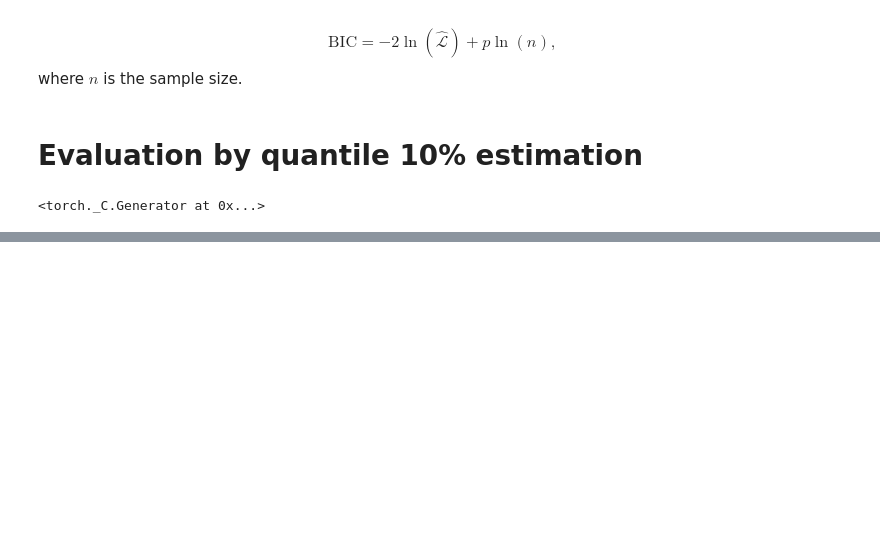
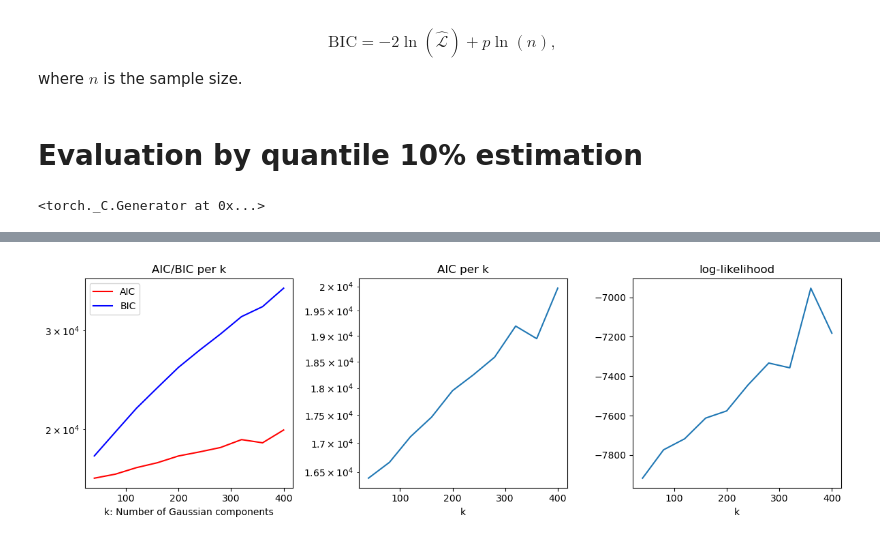
Before and after one commit to huimin-hu-stat/MAR, a Jupyter notebook: Gaussian_mixture_density_estimator.ipynb, the cells around one changed output, grey strips where cells are left out. Saved outputs shown, nothing was run; the diff lists cells and outputs as text; code cells hidden in the pictures; blank space fills up the shorter version.

```diff
--- a/Gaussian_mixture_density_estimator.ipynb
+++ b/Gaussian_mixture_density_estimator.ipynb
@@ -469,0 +560,23 @@ for i in range(n1):
+# %%
+fig, axs = plt.subplots(1, 3, figsize=(12, 4))
+
+axs[0].plot(kk, aic, color='r', label='AIC')
+axs[0].plot(kk, bic, color='b', label='BIC')
+axs[0].set_yscale('log')
+axs[0].set_xlabel('k: Number of Gaussian components')
+axs[0].set_title('AIC/BIC per k')
+axs[0].legend()
+
+axs[1].plot(kk, aic)
+axs[1].set_yscale('log')
+axs[1].set_xlabel('k')
+axs[1].set_title('AIC per k')
+
+axs[2].plot(kk, loglik)
+axs[2].set_xlabel('k')
+axs[2].set_title('log-likelihood')
+
+plt.tight_layout()
+plt.show()
+# %% [output]
+[figure, added]
```
Also changed, not shown: parts of 38 cells of this notebook.
